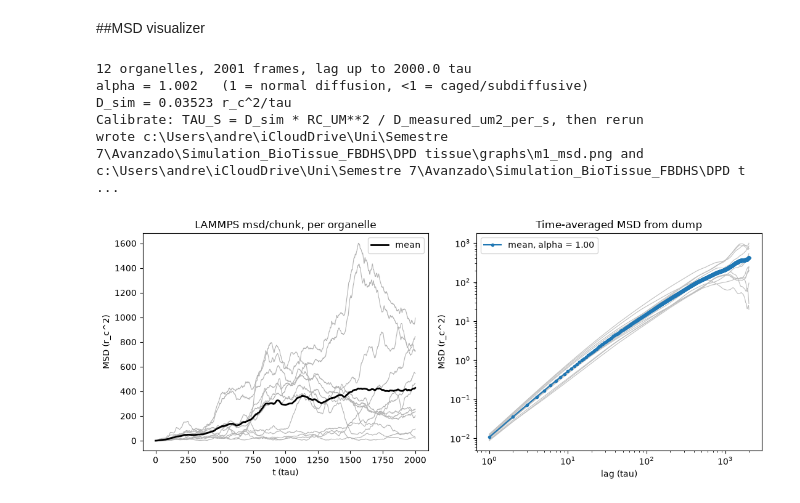
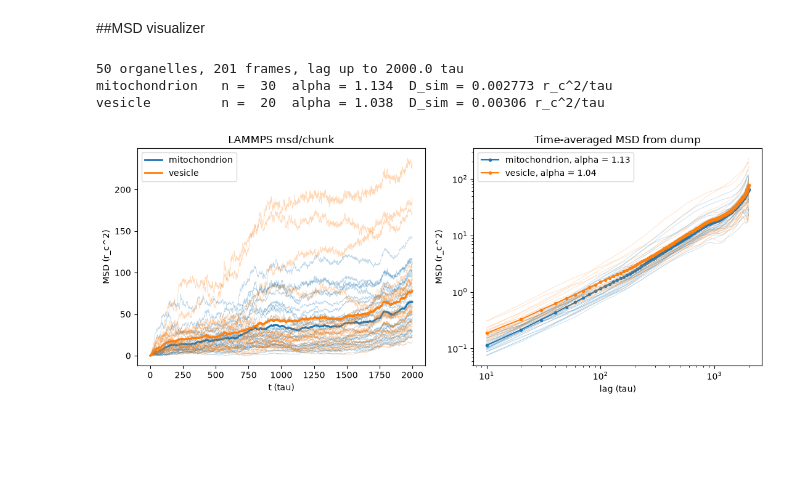
Before and after one commit to Andrecs05/Simulation_BioTissue_FBDHS, a Jupyter notebook: DPD tissue/code/config_generator_tests.ipynb, the cells around one changed output. Drawn from its saved outputs; the diff is of its cells as text; code cells hidden in the pictures; blank space fills up the shorter version.

Commit message:
Add LAMMPS input generator, shell geometry and typed MSD analysis

```diff
--- a/DPD tissue/code/config_generator_tests.ipynb
+++ b/DPD tissue/code/config_generator_tests.ipynb
@@ -5,66 +5,61 @@
 # %%
 from pathlib import Path
 import numpy as np
 import matplotlib.pyplot as plt
-from utilities import read_msd_dat, read_dump_com, msd_time_averaged, fit_power_law
+from utilities import read_msd_dat, msd_time_averaged, fit_power_law, read_type_names, read_dump_com_typed
 
 # The notebook runs from DPD tissue/code
 CODE_DIR = Path.cwd()
-RUN_DIR = CODE_DIR / "run_files"
+RUN_DIR = CODE_DIR / "test_run"
 GRAPHS_DIR = CODE_DIR.parent / "graphs"
 
 DT = 0.01        # must match `timestep` in the input script
 
 # Settings
 run = RUN_DIR    # run folder with msd_mito.dat and dump.m1
 RC_UM = 0.25     # bead size r_c in micrometres
-FIT_FROM = 0.1   # fit lags above this fraction of the longest lag
+FIT_FROM = 0.01   # fit lags above this fraction of the longest lag
 TAU_S = None     # DPD time unit in seconds (after calibration)
 
-# 1. MSD written by LAMMPS (single time origin, one curve per mitochondrion)
-steps, msd_lmp = read_msd_dat(run / "msd_mito.dat")
+from utilities import read_msd_dat, msd_time_averaged, fit_power_law, read_type_names, read_dump_com_typed
+
+NAME = "m1_crowded_mix"   # in_name you gave Run(...)
+
+names = read_type_names(run / f"{NAME}.data")
+steps, msd_lmp = read_msd_dat(run / "msd_org_crowded.dat")
 t_lmp = steps * DT
+dsteps, com, mol_ids, types = read_dump_com_typed(run / f"dump.{NAME}")
+lags, msd_all, per_org = msd_time_averaged(com)
+t = lags * (dsteps[1] - dsteps[0]) * DT
+late = t >= FIT_FROM * t[-1]
+msd_lmp = msd_lmp[:, mol_ids - 1]   # chunk ID = molecule ID, so columns line up with com
 
-# 2. MSD from the dump, averaged over time origins (smoother)
-dsteps, com = read_dump_com(run / "dump.m1")
-lags, msd, per_mito = msd_time_averaged(com)
-t = lags * (dsteps[1] - dsteps[0]) * DT
-
-# 3. Fits on long lags only (short lags are ballistic, alpha ~ 2):
-#    alpha from the log-log slope, D from MSD = 6 D t (3D)
-late = t >= FIT_FROM * t[-1]
-alpha, _ = fit_power_law(t[late], msd[late])
-D_sim = np.polyfit(t[late], msd[late], 1)[0] / 6
 print(f"{com.shape[1]} organelles, {len(dsteps)} frames, lag up to {t[-1]:.1f} tau")
-print(f"alpha = {alpha:.3f}   (1 = normal diffusion, <1 = caged/subdiffusive)")
-print(f"D_sim = {D_sim:.4g} r_c^2/tau")
-if TAU_S:
-    print(f"D     = {D_sim * RC_UM**2 / TAU_S:.4g} um^2/s  (r_c = {RC_UM} um, tau = {TAU_S} s)")
-else:
-    print("Calibrate: TAU_S = D_sim * RC_UM**2 / D_measured_um2_per_s, then rerun")
-
-# 4. Plots
 fig, ax = plt.subplots(1, 2, figsize=(11, 4.5))
-ax[0].plot(t_lmp, msd_lmp, color="0.7", lw=0.8)
-ax[0].plot(t_lmp, msd_lmp.mean(axis=1), "k", lw=2, label="mean")
-ax[0].set(xlabel="t (tau)", ylabel="MSD (r_c^2)", title="LAMMPS msd/chunk, per organelle")
-ax[0].legend()
-ax[1].loglog(t, per_mito, color="0.75", lw=0.8)
-ax[1].loglog(t, msd, "o-", ms=3, label=f"mean, alpha = {alpha:.2f}")
+results = {}
+for k, ty in enumerate(np.unique(types)):
+    sel = types == ty
+    name, color = names.get(ty, f"type {ty}"), f"C{k}"
+    msd = per_org[:, sel].mean(axis=1)
+    alpha, _ = fit_power_law(t[late], msd[late])
+    D_sim = np.polyfit(t[late], msd[late], 1)[0] / 6
+    results[name] = (alpha, D_sim)
+    line = f"{name:15s} n = {sel.sum():3d}  alpha = {alpha:.3f}  D_sim = {D_sim:.4g} r_c^2/tau"
+    if TAU_S:
+        line += f"  D = {D_sim * RC_UM**2 / TAU_S:.4g} um^2/s"
+    print(line)
+    ax[0].plot(t_lmp, msd_lmp[:, sel], color=color, lw=0.5, alpha=0.3)
+    ax[0].plot(t_lmp, msd_lmp[:, sel].mean(axis=1), color=color, lw=2, label=name)
+    ax[1].loglog(t, per_org[:, sel], color=color, lw=0.5, alpha=0.3)
+    ax[1].loglog(t, msd, "o-", color=color, ms=3, label=f"{name}, alpha = {alpha:.2f}")
+ax[0].set(xlabel="t (tau)", ylabel="MSD (r_c^2)", title="LAMMPS msd/chunk")
 ax[1].set(xlabel="lag (tau)", ylabel="MSD (r_c^2)", title="Time-averaged MSD from dump")
-ax[1].legend()
+ax[0].legend(); ax[1].legend()
 fig.tight_layout()
 GRAPHS_DIR.mkdir(parents=True, exist_ok=True)
-fig.savefig(GRAPHS_DIR / "m1_msd.png", dpi=150)
-
-# 5. Save COM trajectories for the optics model
-np.savez(run / "mito_com.npz", time_tau=dsteps * DT, com_rc=com, rc_um=RC_UM,
-         tau_s=TAU_S if TAU_S else np.nan)
-print(f"wrote {GRAPHS_DIR / 'm1_msd.png'} and {run / 'mito_com.npz'}")
+fig.savefig(GRAPHS_DIR / f"{NAME}_msd.png", dpi=150)
 # %% [output]
-12 organelles, 2001 frames, lag up to 2000.0 tau
-alpha = 1.002   (1 = normal diffusion, <1 = caged/subdiffusive)
-D_sim = 0.03523 r_c^2/tau
-Calibrate: TAU_S = D_sim * RC_UM**2 / D_measured_um2_per_s, then rerun
-wrote c:\Users\andre\iCloudDrive\Uni\Semestre 7\Avanzado\Simulation_BioTissue_FBDHS\DPD tissue\graphs\m1_msd.png and c:\Users\andre\iCloudDrive\Uni\Semestre 7\Avanzado\Simulation_BioTissue_FBDHS\DPD t ...
+50 organelles, 201 frames, lag up to 2000.0 tau
+mitochondrion   n =  30  alpha = 1.134  D_sim = 0.002773 r_c^2/tau
+vesicle         n =  20  alpha = 1.038  D_sim = 0.00306 r_c^2/tau
-[figure, old version]
+[figure, new version]
```
Also changed, not shown: parts of 2 cells of this notebook, 14 other files.
